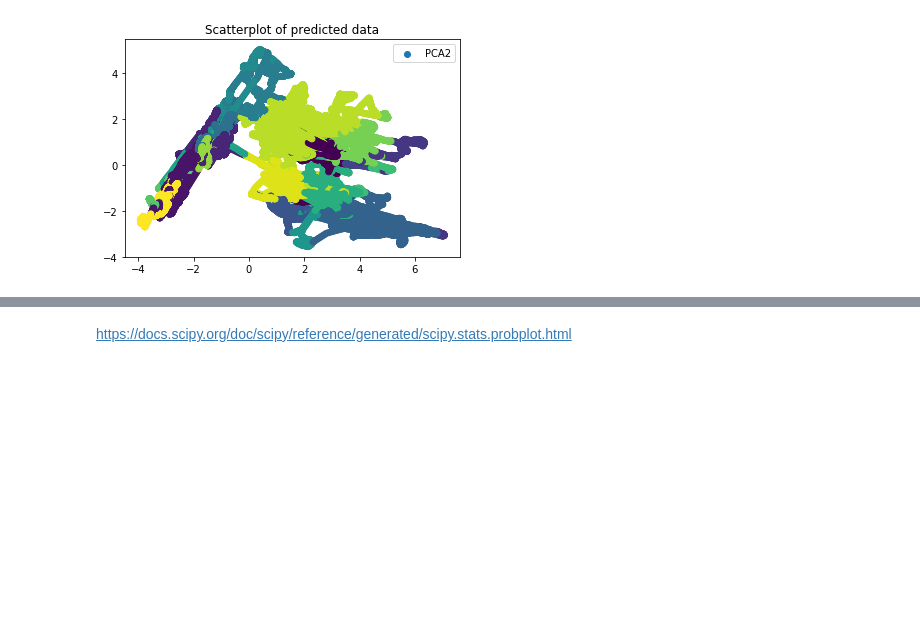
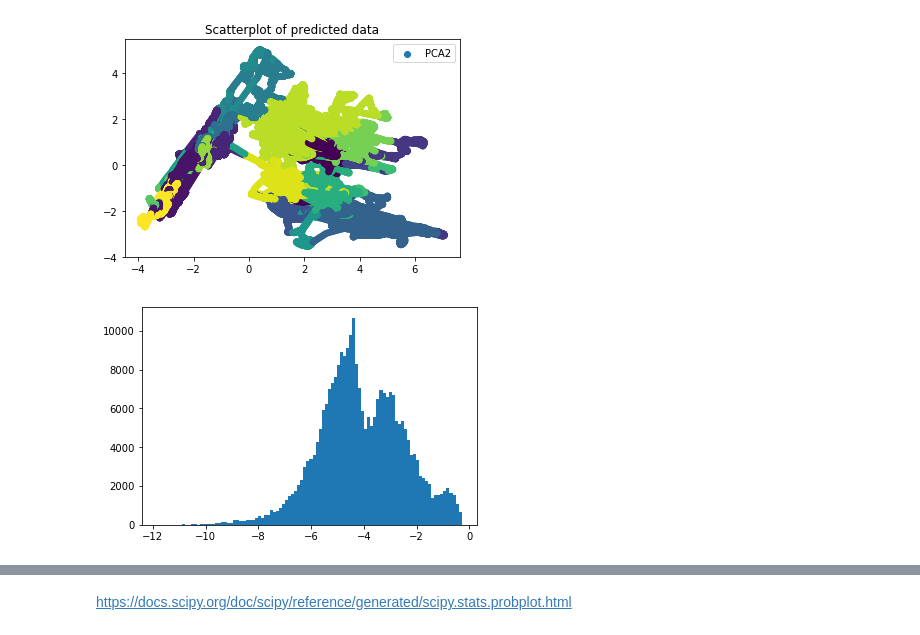
Before and after one commit to arunna09/AnomalyDetection, a Jupyter notebook: Notebooks/GMM_Base_PCA_applied.ipynb, the cells around one changed output, grey strips where cells are left out. Drawn from its saved outputs; the diff is of its cells as text; code cells hidden in the pictures; blank space fills up the shorter version.

```diff
--- a/Notebooks/GMM_Base_PCA_applied.ipynb
+++ b/Notebooks/GMM_Base_PCA_applied.ipynb
@@ -133,7 +134,7 @@ from sklearn.mixture import GaussianMixture
 import pylab as pl
 
 def model_fit_1():
-    n_components = np.arange(1, 21)
+    n_components = np.arange(0, 20)
     BIC = np.zeros(n_components.shape)
     AIC = np.zeros(n_components.shape)
     for i, n in enumerate(n_components):
@@ -216,0 +220,5 @@ score_samp = clf.score_samples(train) #Compute the weighted log probabilities fo
+# %%
+plt.hist(score_samp,bins =100)
+plt.show()
+# %% [output]
+[figure, added]
```
Also changed, not shown: parts of 22 cells of this notebook.
